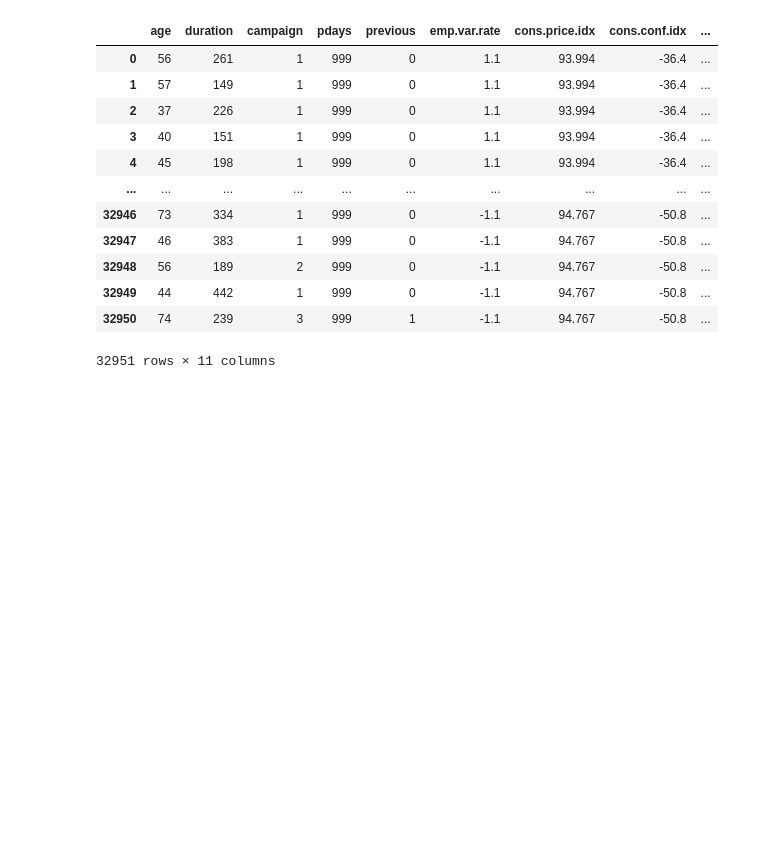
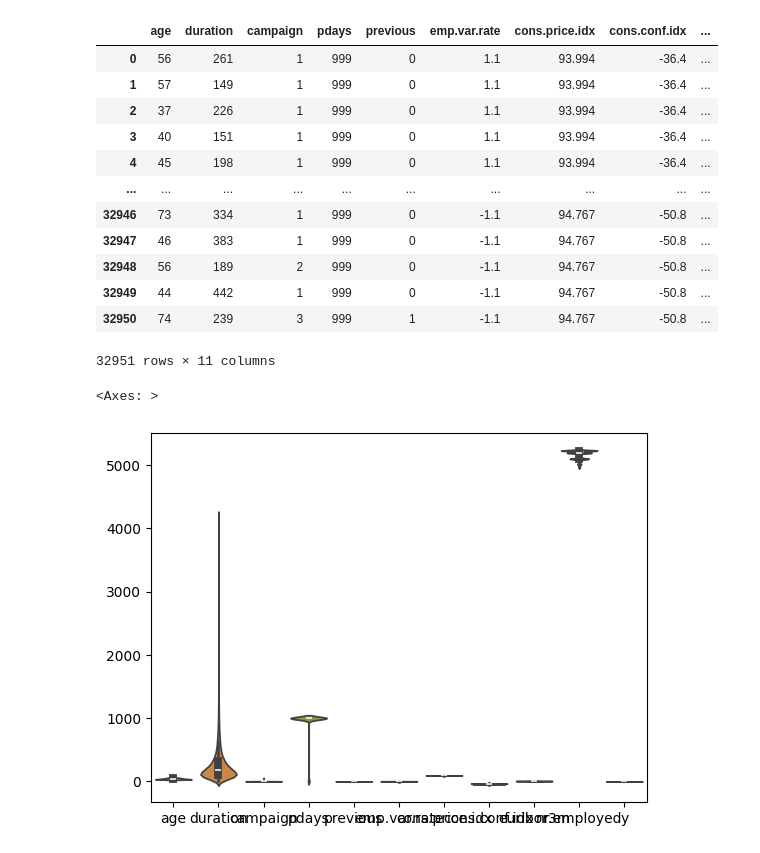
Before and after one commit to rzadrzi/deep-learning-pytorch, a Jupyter notebook: ANN/bank_marketing.ipynb, the cells around one changed output. Cells and saved outputs as stored; diff of their text form; code cells hidden in the pictures; blank space fills up the shorter version.

```diff
--- a/ANN/bank_marketing.ipynb
+++ b/ANN/bank_marketing.ipynb
@@ -158,3 +158,8 @@ all_df_2
 | 32949 | 44 | 442 | 1 | 999 | 0 | -1.1 | 94.767 | -50.8 | ... |
 | 32950 | 74 | 239 | 3 | 999 | 1 | -1.1 | 94.767 | -50.8 | ... |
 32951 rows × 11 columns
+# %%
+sns.violinplot(all_df_2)
+# %% [output]
+<Axes: >
+[figure, added]
```
Also changed, not shown: parts of 2 cells of this notebook.
